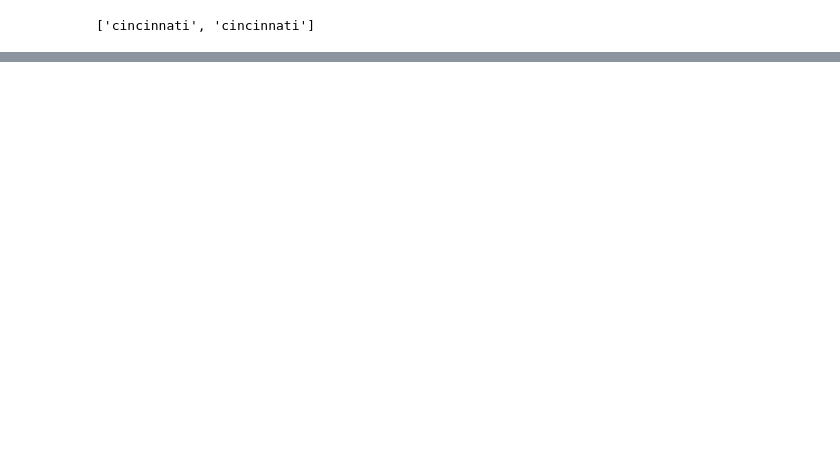
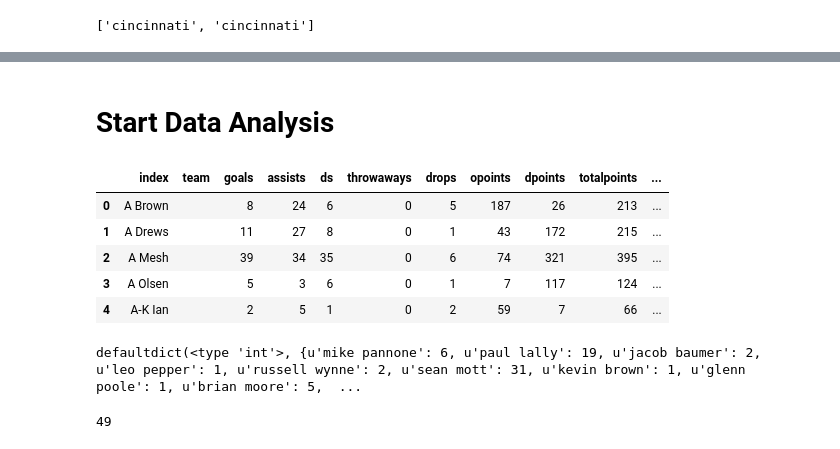
Before and after one commit to karinehsu/cs109-final-project, a Jupyter notebook: twitter_scrape.ipynb, the cells around one changed output, grey strips where cells are left out. Drawn from its saved outputs; the diff is of its cells as text; code cells hidden in the pictures; blank space fills up the shorter version.

```diff
--- a/twitter_scrape.ipynb
+++ b/twitter_scrape.ipynb
@@ -484,0 +472,5 @@ sorted(two_name.items(), key=lambda x:x[1], reverse=True)[0:10]
+# %%
+two_name_dict = {}
+reader = csv.reader(open("res_twitter_dict.csv"))
+for row in reader:
+    two_name_dict[row[0]]=int(row[1])
@@ -484,0 +481,26 @@ sorted(two_name.items(), key=lambda x:x[1], reverse=True)[0:10]
+# %% [markdown]
+# Start Data Analysis
+# %%
+def clean_df(df):
+    """Removes rows with improperly formatted data
+
+    df: pandas dataframe with throw-by-throw data
+
+    returns: pandas df"""
+
+    df = df[pd.isnull(df["Player 2"]) == False]
+    return df[pd.isnull(df["Player 1"]) == False]
+
+def get_players(df):
+    """returns list of all players present in throw-by throw pandas dataframe"""
+    players = pd.unique(df.loc[0:, "Player 0": "Player 27"].values.ravel())
+    return [player for player in players if not pd.isnull(player)]
+
+def summarize_points(df):
+    """Gives point-by-point summaries
+
+    df: pandas dataframe throw-by-throw data
+
+    returns: pandas dataframe"""
+
+    return df.groupby(["Date/Time", "Our Score - End of Point", "Their Score - End of Point"]).last().reset_index()
@@ -484,0 +588,15 @@ sorted(two_name.items(), key=lambda x:x[1], reverse=True)[0:10]
+# %%
+comb_df = pd.read_csv('combined.csv')
+raleigh = pd.read_csv("South/RaleighFlyers2015-stats.csv")
+play_sum = player_summaries(comb_df)
+# %%
+play_sum = play_sum.reset_index()
+# %%
+play_sum.head()
+# %% [output]
+|  | index | team | goals | assists | ds | throwaways | drops | opoints | dpoints | totalpoints | ... |
+| 0 | A Brown |  | 8 | 24 | 6 | 0 | 5 | 187 | 26 | 213 | ... |
+| 1 | A Drews |  | 11 | 27 | 8 | 0 | 1 | 43 | 172 | 215 | ... |
+| 2 | A Mesh |  | 39 | 34 | 35 | 0 | 6 | 74 | 321 | 395 | ... |
+| 3 | A Olsen |  | 5 | 3 | 6 | 0 | 1 | 7 | 117 | 124 | ... |
+| 4 | A-K Ian |  | 2 | 5 | 1 | 0 | 2 | 59 | 7 | 66 | ... |
@@ -484,0 +621,4 @@ sorted(two_name.items(), key=lambda x:x[1], reverse=True)[0:10]
+# %%
+two_name
+# %% [output]
+defaultdict(<type 'int'>, {u'mike pannone': 6, u'paul lally': 19, u'jacob baumer': 2, u'leo pepper': 1, u'russell wynne': 2, u'sean mott': 31, u'kevin brown': 1, u'glenn poole': 1, u'brian moore': 5,  ...
@@ -484,0 +628,4 @@ sorted(two_name.items(), key=lambda x:x[1], reverse=True)[0:10]
+# %%
+np.sum(play_sum['b_twitter'])
+# %% [output]
+49
```
Also changed, not shown: parts of 45 cells of this notebook.
